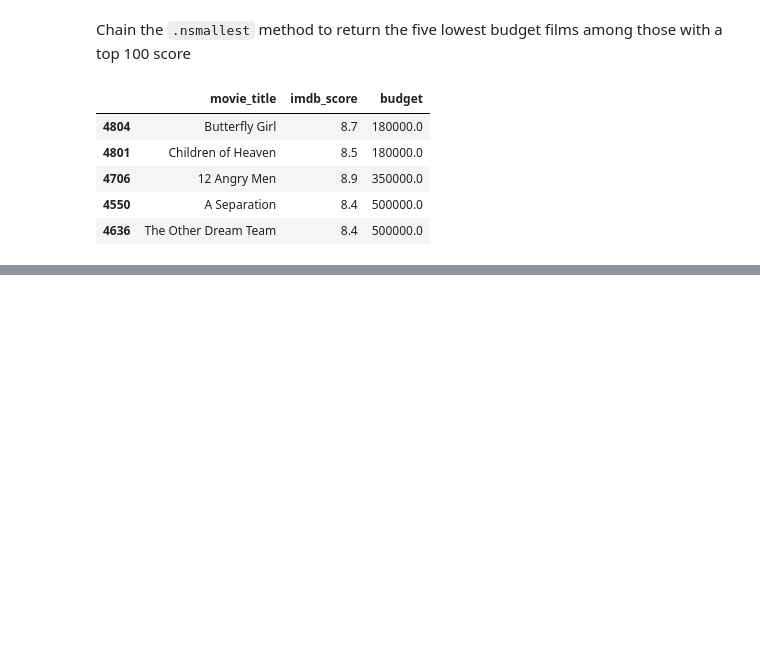
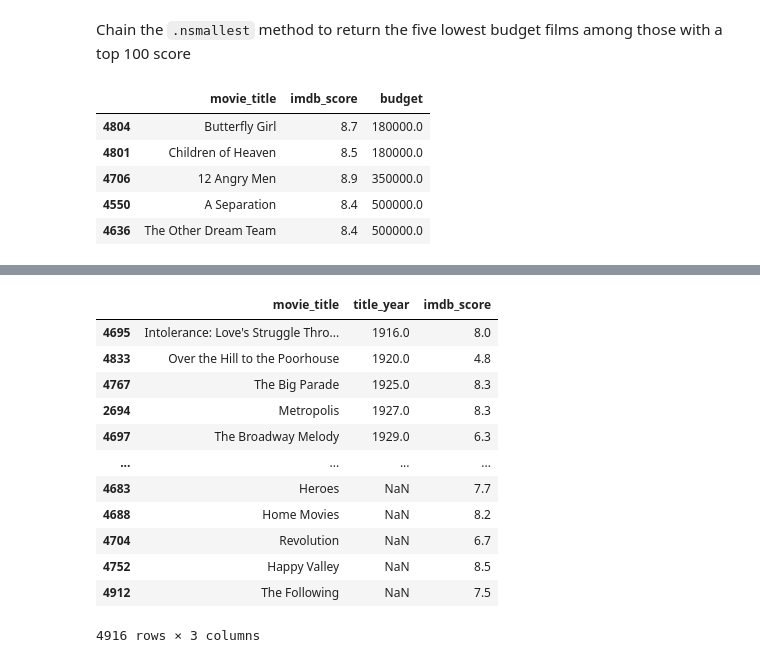
Before and after one commit to dajebbar/python-pract, a Jupyter notebook: work/data_analysis/pandas_cookbook_1.x/ch04/c4_code.ipynb, the cells around one changed output, grey strips where cells are left out. Saved outputs shown, nothing was run; the diff lists cells and outputs as text; code cells hidden in the pictures; blank space fills up the shorter version.

```diff
--- a/work/data_analysis/pandas_cookbook_1.x/ch04/c4_code.ipynb
+++ b/work/data_analysis/pandas_cookbook_1.x/ch04/c4_code.ipynb
@@ -348,0 +362,3 @@ with a top 100 score
+# %%
+df = movie[['movie_title', 'title_year', 'imdb_score']]
+df.head()
@@ -348,0 +372,16 @@ with a top 100 score
+# %%
+df.sort_values(by='title_year', ascending=True)
+# %% [output]
+|  | movie_title | title_year | imdb_score |
+| 4695 | Intolerance: Love's Struggle Thro... | 1916.0 | 8.0 |
+| 4833 | Over the Hill to the Poorhouse | 1920.0 | 4.8 |
+| 4767 | The Big Parade | 1925.0 | 8.3 |
+| 2694 | Metropolis | 1927.0 | 8.3 |
+| 4697 | The Broadway Melody | 1929.0 | 6.3 |
+| ... | ... | ... | ... |
+| 4683 | Heroes | NaN | 7.7 |
+| 4688 | Home Movies | NaN | 8.2 |
+| 4704 | Revolution | NaN | 6.7 |
+| 4752 | Happy Valley | NaN | 8.5 |
+| 4912 | The Following | NaN | 7.5 |
+4916 rows × 3 columns
```
Also changed, not shown: parts of 8 cells of this notebook.
